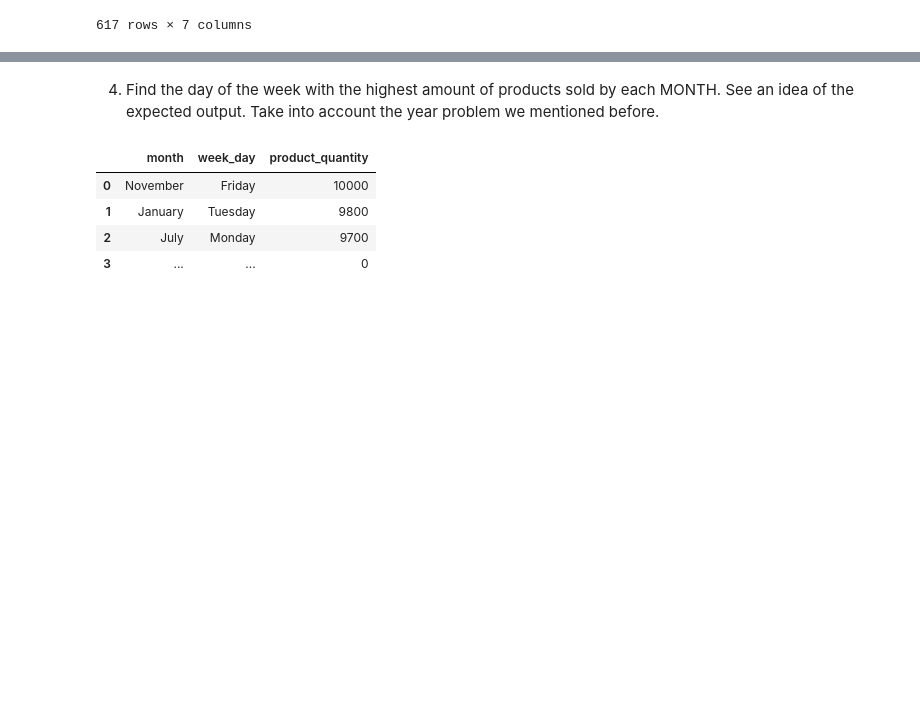
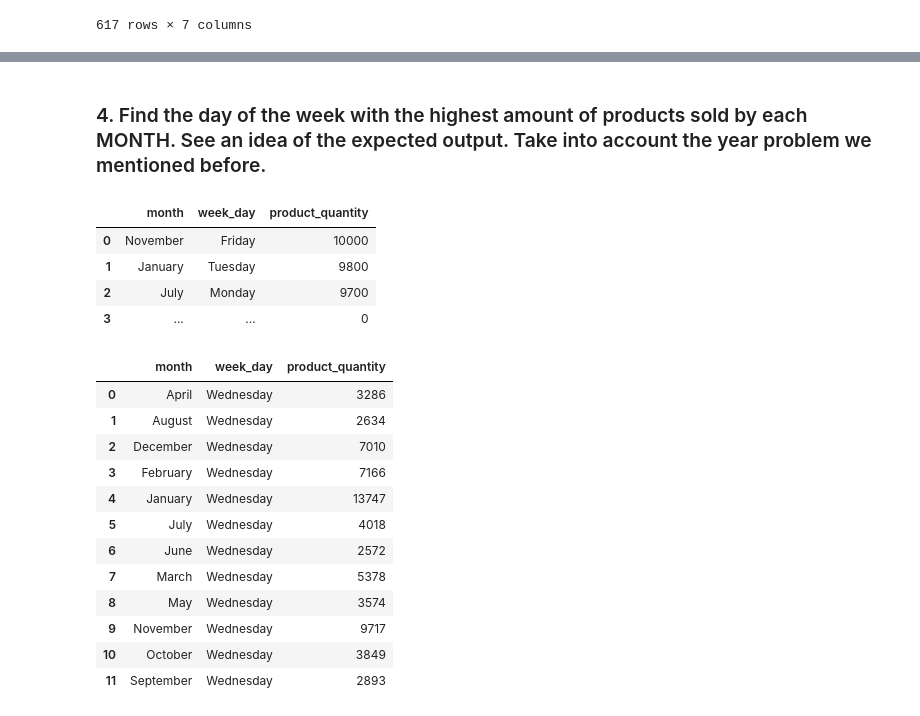
Before and after one commit to Donal-Flanagan/WBS_coding_school_data_science_bootcamp, a Jupyter notebook: python-project-2/2-challenge.ipynb, the cells around one changed output, grey strips where cells are left out. Cells and saved outputs as stored; diff of their text form; code cells hidden in the pictures; blank space fills up the shorter version.

Commit message:
Finished second eniac data challenge

```diff
--- a/python-project-2/2-challenge.ipynb
+++ b/python-project-2/2-challenge.ipynb
@@ -4,7 +4,7 @@
 Dates and times are a special kind of data type. In this notebook, we will keep exploring the `orders` and `orderlines` datasets from Eniac and learn to deal with them.
 # %%
 import pandas as pd
-df = pd.read_csv('../data/eniac/orderlines.csv')
+df = pd.read_csv('data/eniac/orderlines.csv')
 df.head()
 # %% [output]
 |  | id | id_order | product_id | product_quantity | sku | unit_price | date |
@@ -91,2 +91,32 @@ Exercise: check if the dates from the `orderlines` dataset match with the dates
 # %%
-# code here
+orderlines = pd.read_csv('data/eniac/orderlines.csv',
+                         dtype={'id': int,
+                                'id_order': int,
+                                'product_id': int,
+                                'sku': str,
+                                'unit_price': str,
+                                'date': str},
+                         parse_dates=['date'])
+
+orders = pd.read_csv('data/eniac/orders.csv',
+                     dtype={'order_id': int,
+                            'created_date': str,
+                            'total_paid': float,
+                            'state': str},
+                     parse_dates=['created_date'])
+
+print(orderlines.date.dt.hour.isin(orders.created_date.dt.hour).sum())
+print(orderlines.date.dt.minute.isin(orders.created_date.dt.minute).sum())
+
+print(orderlines.date.isin(orders.created_date).sum())
+print('\n')
+
+print(orderlines.id_order.shape)
+print(orderlines.id_order.nunique())
+print(orderlines.date.nunique())
+print('\n')
+
+
+print(orders.order_id.shape)
+print(orders.order_id.nunique())
+print(orders.created_date.nunique())
@@ -333,5 +452,5 @@ ATTENTION: the output of the function `.dt.strftime()` is a string!
 # %% [markdown]
-4. Find the day of the week with the highest amount of products sold by each MONTH. See an idea of the expected output. Take into account the year problem we mentioned before.
+### 4. Find the day of the week with the highest amount of products sold by each MONTH. See an idea of the expected output. Take into account the year problem we mentioned before.
 # %%
 pd.DataFrame({
     'month':['November','January','July','...'],
@@ -344,3 +463,28 @@ pd.DataFrame({
 | 1 | January | Tuesday | 9800 |
 | 2 | July | Monday | 9700 |
 | 3 | ... | ... | 0 |
+# %%
+(
+orderlines
+    .assign(month = df.date.dt.strftime('%B'), week_day = df.date.dt.strftime('%A')) # dt.month)
+    .groupby(['month', 'week_day'])
+    .agg({'product_quantity': 'sum'})
+    .reset_index()
+    .groupby('month')
+    .max()
+    .reset_index()
+)
+# %% [output]
+|  | month | week_day | product_quantity |
+| 0 | April | Wednesday | 3286 |
+| 1 | August | Wednesday | 2634 |
+| 2 | December | Wednesday | 7010 |
+| 3 | February | Wednesday | 7166 |
+| 4 | January | Wednesday | 13747 |
+| 5 | July | Wednesday | 4018 |
+| 6 | June | Wednesday | 2572 |
+| 7 | March | Wednesday | 5378 |
+| 8 | May | Wednesday | 3574 |
+| 9 | November | Wednesday | 9717 |
+| 10 | October | Wednesday | 3849 |
+| 11 | September | Wednesday | 2893 |
```
Also changed, not shown: parts of 15 cells of this notebook.
